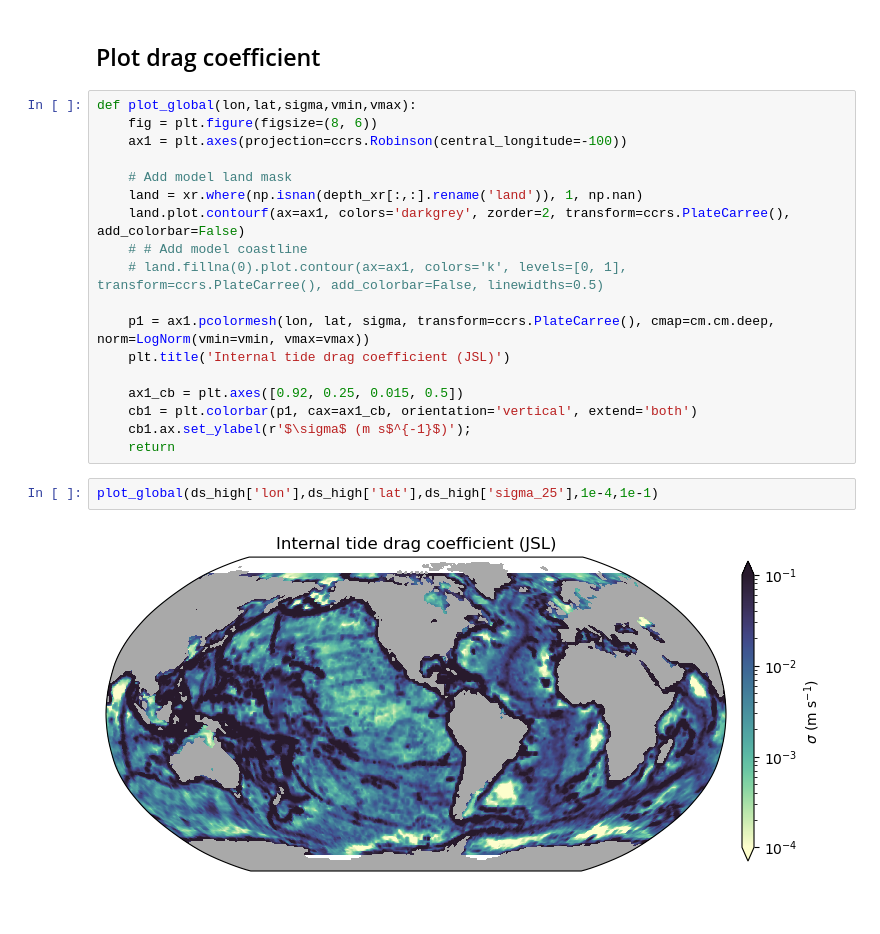
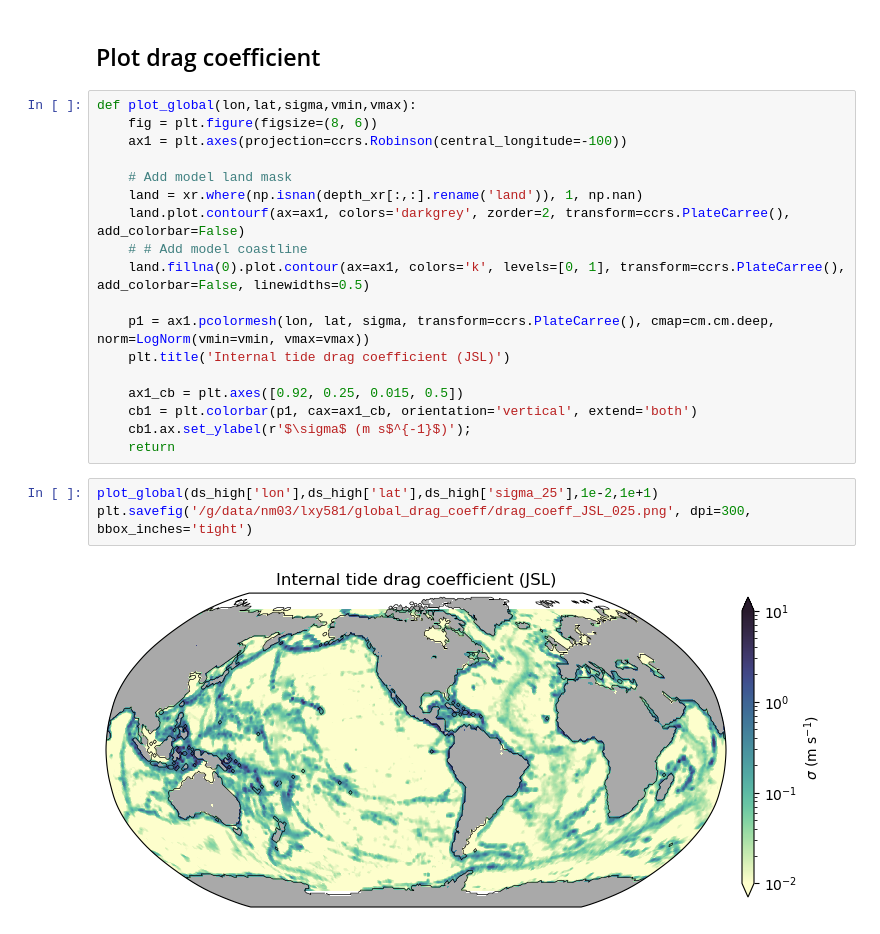
Before and after one commit to luweiyang/MOM6_global_tide_only, a Jupyter notebook: input/plot_drag_coeff_global_JSL.ipynb, the cells around one changed output. Saved outputs shown, nothing was run; the diff lists cells and outputs as text.

Commit message:
Update colorbar scale.

```diff
--- a/input/plot_drag_coeff_global_JSL.ipynb
+++ b/input/plot_drag_coeff_global_JSL.ipynb
@@ -102,7 +102,7 @@ def plot_global(lon,lat,sigma,vmin,vmax):
     land = xr.where(np.isnan(depth_xr[:,:].rename('land')), 1, np.nan)
     land.plot.contourf(ax=ax1, colors='darkgrey', zorder=2, transform=ccrs.PlateCarree(), add_colorbar=False)
     # # Add model coastline
-    # land.fillna(0).plot.contour(ax=ax1, colors='k', levels=[0, 1], transform=ccrs.PlateCarree(), add_colorbar=False, linewidths=0.5)
+    land.fillna(0).plot.contour(ax=ax1, colors='k', levels=[0, 1], transform=ccrs.PlateCarree(), add_colorbar=False, linewidths=0.5)
 
     p1 = ax1.pcolormesh(lon, lat, sigma, transform=ccrs.PlateCarree(), cmap=cm.cm.deep, norm=LogNorm(vmin=vmin, vmax=vmax))
     plt.title('Internal tide drag coefficient (JSL)')
@@ -112,6 +112,7 @@ def plot_global(lon,lat,sigma,vmin,vmax):
     cb1.ax.set_ylabel(r'$\sigma$ (m s$^{-1}$)');
     return
 # %%
-plot_global(ds_high['lon'],ds_high['lat'],ds_high['sigma_25'],1e-4,1e-1)
+plot_global(ds_high['lon'],ds_high['lat'],ds_high['sigma_25'],1e-2,1e+1)
+plt.savefig('/g/data/nm03/lxy581/global_drag_coeff/drag_coeff_JSL_025.png', dpi=300, bbox_inches='tight')
 # %% [output]
-[figure, old version]
+[figure, new version]
```
Also changed, not shown: parts of 1 cell of this notebook.
